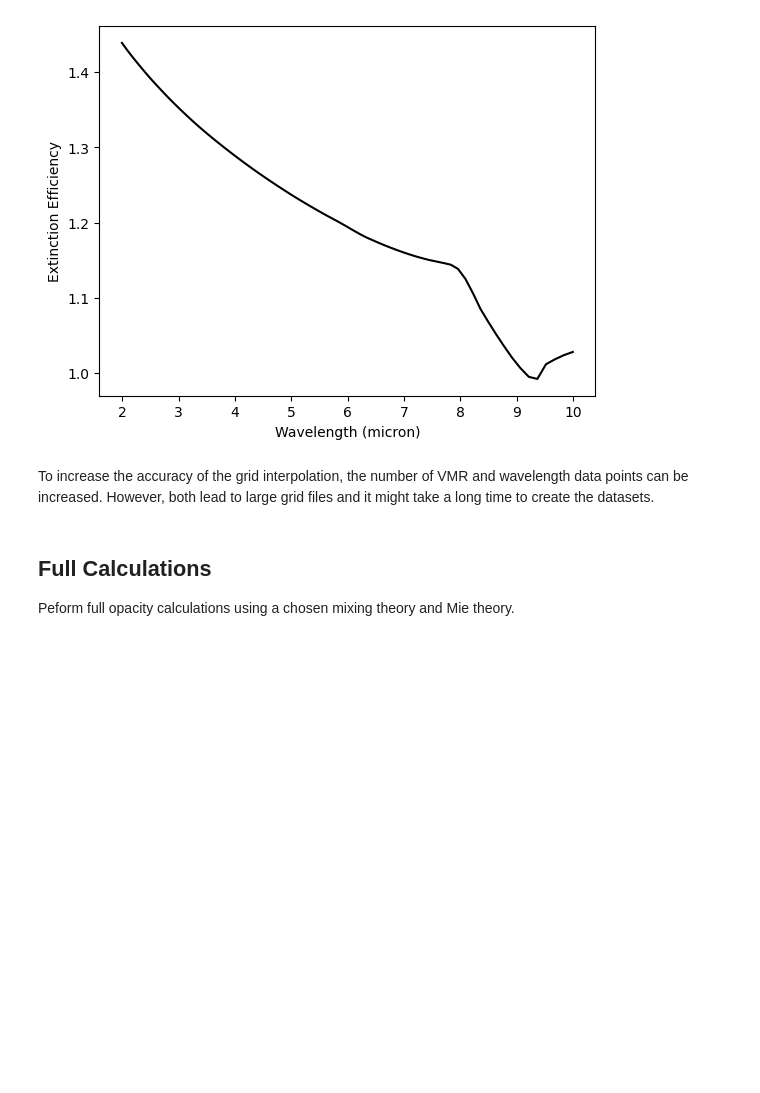
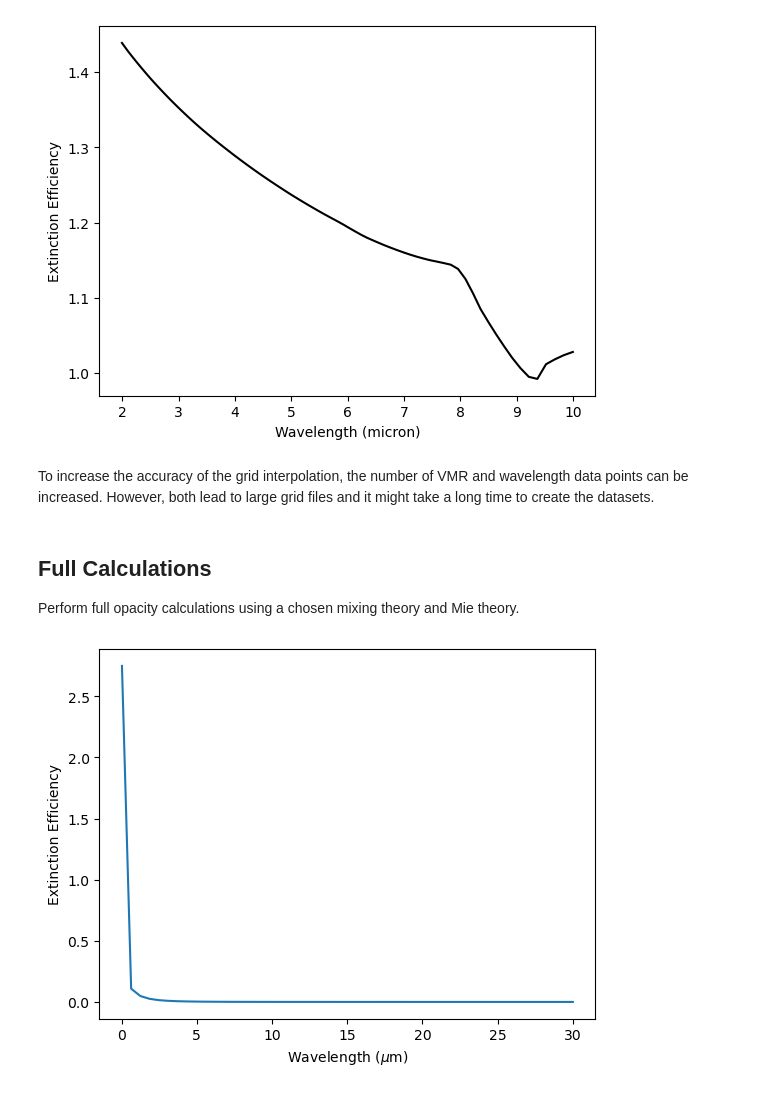
Before and after one commit to MieNet-org/MieNet, a Jupyter notebook: docs/Tutorials.ipynb, the cells around one changed output. Cells and saved outputs as stored; diff of their text form; code cells hidden in the pictures; blank space fills up the shorter version.

Commit message:
add description for full and auto efficiencies

```diff
--- a/docs/Tutorials.ipynb
+++ b/docs/Tutorials.ipynb
@@ -184,4 +182,31 @@ To increase the accuracy of the grid interpolation, the number of VMR and wavele
 # %% [markdown]
 ## Full Calculations
 
-Peform full opacity calculations using a chosen mixing theory and Mie theory.
+Perform full opacity calculations using a chosen mixing theory and Mie theory.
+# %%
+import numpy as np
+import matplotlib.pyplot as plt
+from mienet import MieNet
+
+# determine model inputs
+species =  ['Fe', 'Mg2SiO4']
+wavelength_range = np.linspace(0.02, 30, 50)  # microns
+radius_range = np.linspace(0.01, 0.01, 50)  # microns
+vmrs = {
+    'Fe': 0.5 * np.ones_like(radius_range),
+    'Mg2SiO4': 0.5 * np.ones_like(radius_range)}
+
+# initialize MieNet
+ma = MieNet()
+
+# predict efficiencies
+qext, qsca, asym = ma.efficiencies(wavelength_range, radius_range, vmrs, theory = 'LLL')
+
+# plot results
+plt.figure()
+plt.plot(wavelength_range, np.mean(qext, axis=0))
+plt.xlabel(r'Wavelength ($\mu$m)')
+plt.ylabel('Extinction Efficiency')
+plt.show()
+# %% [output]
+[figure, added]
```
Also changed, not shown: parts of 4 cells of this notebook, 1 other file.
